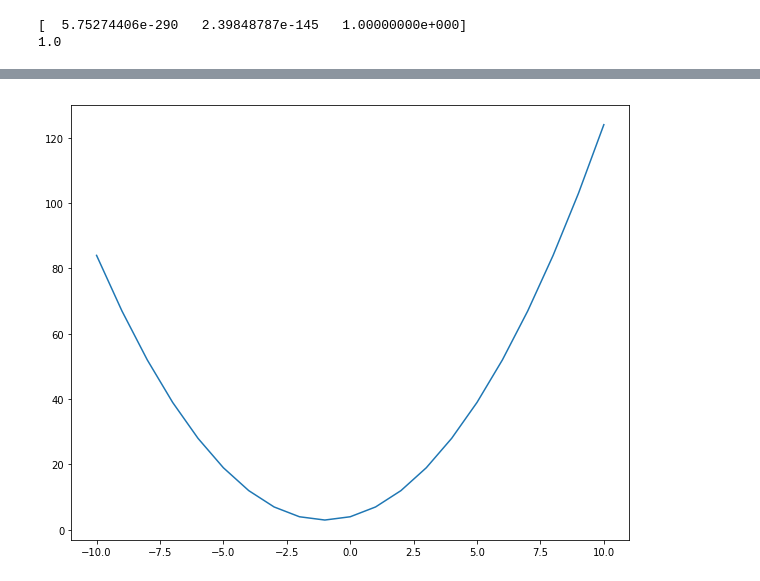
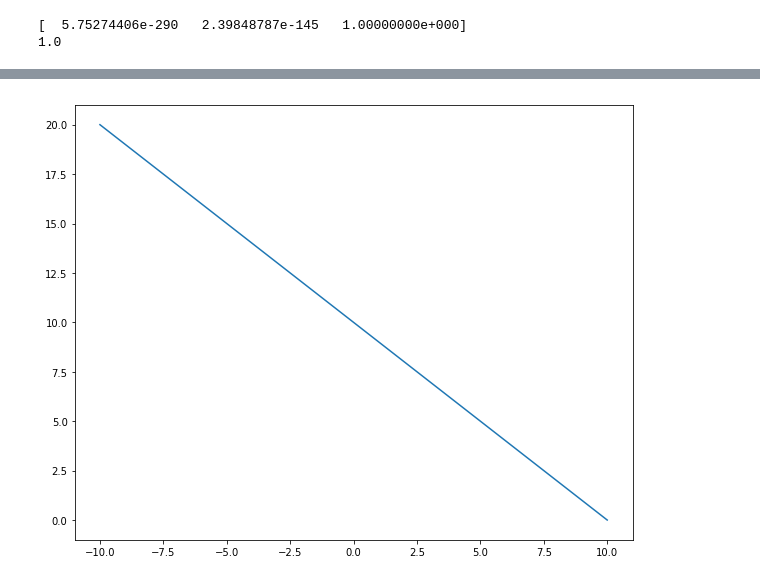
Before and after one commit to odats/ai_talks, a Jupyter notebook: ML intro.ipynb, the cells around one changed output, grey strips where cells are left out. Saved outputs shown, nothing was run; the diff lists cells and outputs as text; code cells hidden in the pictures.

Commit message:
fixed typos and structure images to test aws

```diff
--- a/ML intro.ipynb
+++ b/ML intro.ipynb
@@ -552,14 +577,14 @@ accuracy: 0.093800
 # %%
 def graph(formula, x_range):
     x = np.array(x_range)
     y = formula(x)  # <- note now we're calling the function 'formula' with x
     plt.plot(x, y)
     plt.show()
 
 def my_formula(x):
-    return x**2+2*x+4
+    return 10 - x
 
 graph(my_formula, range(-10, 11))
 # %% [output]
-[figure, old version]
+[figure, new version]
 # %% [markdown]
```
Also changed, not shown: parts of 26 cells of this notebook, 7 other files.
